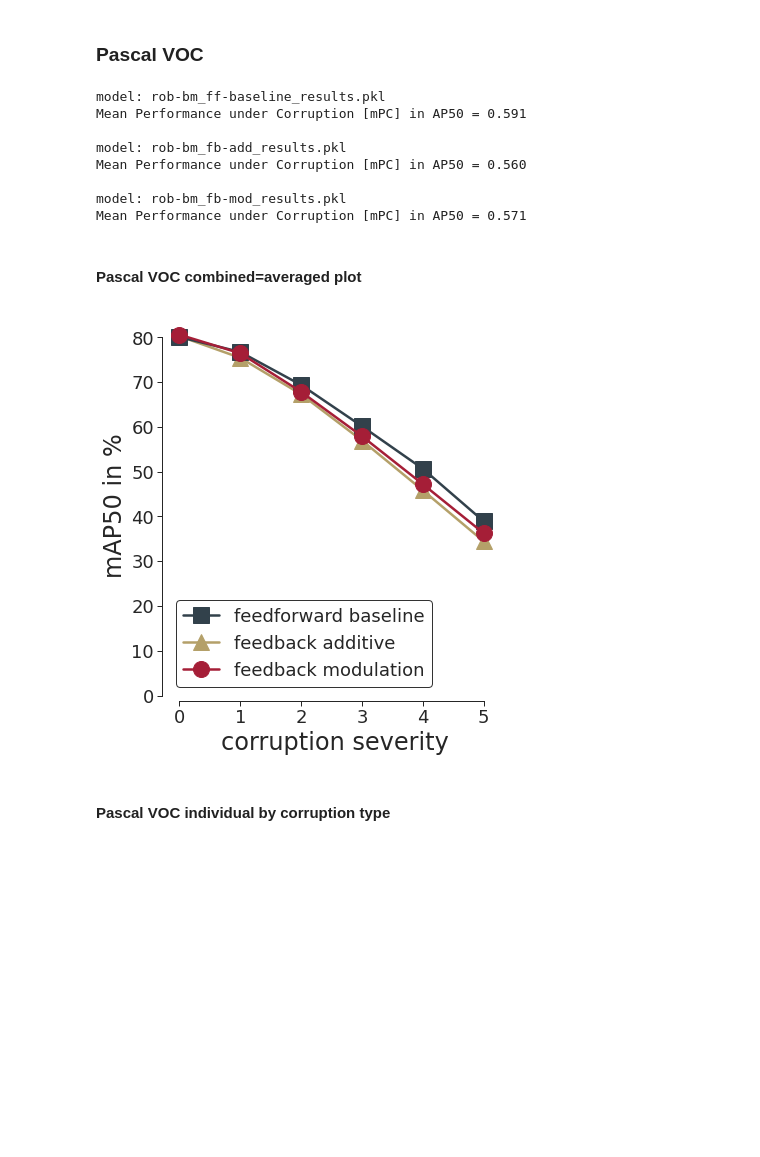
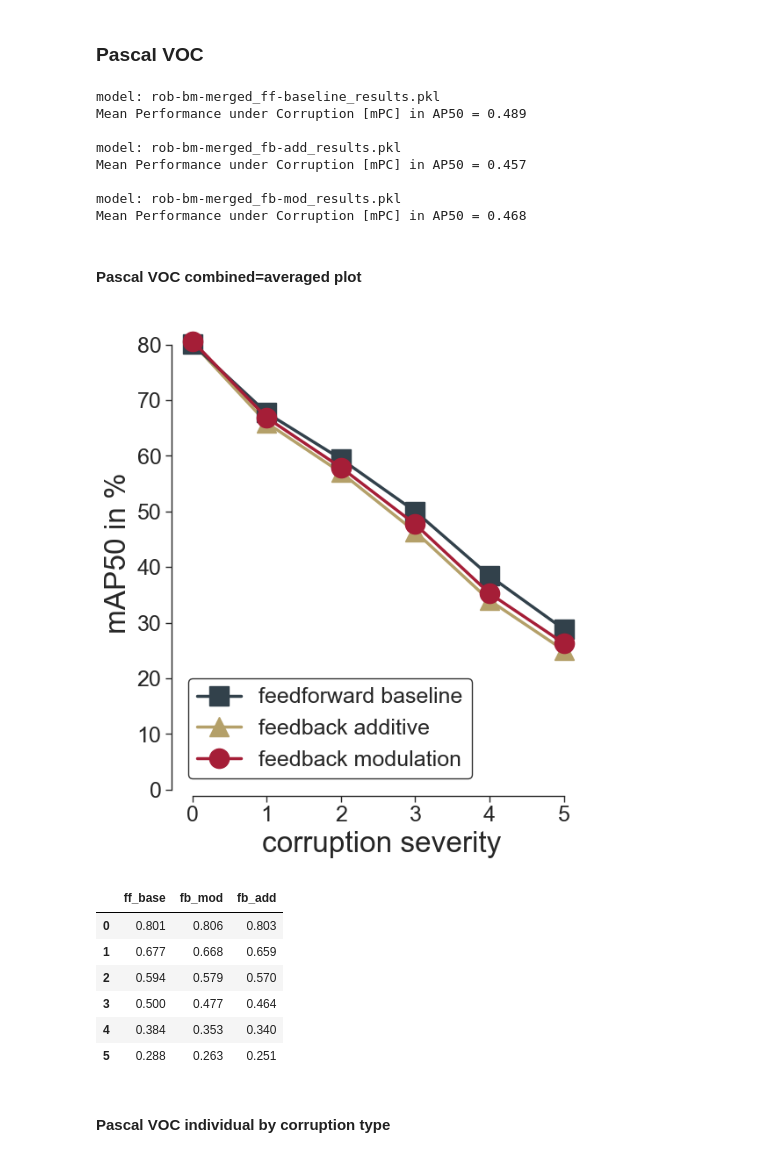
Before and after one commit to LinoLerch/MMdetectionRobustness, a Jupyter notebook: tools/analysis_tools/plot_robBM_results.ipynb, the cells around one changed output. Saved outputs shown, nothing was run; the diff lists cells and outputs as text; code cells hidden in the pictures; blank space fills up the shorter version.

```diff
--- a/tools/analysis_tools/plot_robBM_results.ipynb
+++ b/tools/analysis_tools/plot_robBM_results.ipynb
@@ -83,19 +83,19 @@ def plot_individual_results(data_A, data_B, data_C, plot_name, metric_name,
 # %% [markdown]
 ### Pascal VOC
 # %%
-distortions = get_distortions_from_file(pjoin(result_dir, "rob-bm_ff-baseline_results.pkl"))
-ff_baseline_results = get_results(pjoin(result_dir, "rob-bm_ff-baseline_results.pkl"), dataset='voc')
-fb_add_results = get_results(pjoin(result_dir, "rob-bm_fb-add_results.pkl"), dataset='voc')
-fb_mod_results = get_results(pjoin(result_dir, "rob-bm_fb-mod_results.pkl"), dataset='voc')
+distortions = get_distortions_from_file(pjoin(result_dir, "rob-bm-merged_ff-baseline_results.pkl"))
+ff_baseline_results = get_results(pjoin(result_dir, "rob-bm-merged_ff-baseline_results.pkl"), dataset='voc')
+fb_add_results = get_results(pjoin(result_dir, "rob-bm-merged_fb-add_results.pkl"), dataset='voc')
+fb_mod_results = get_results(pjoin(result_dir, "rob-bm-merged_fb-mod_results.pkl"), dataset='voc')
 # %% [output]
-model: rob-bm_ff-baseline_results.pkl
-Mean Performance under Corruption [mPC] in AP50 = 0.591
+model: rob-bm-merged_ff-baseline_results.pkl
+Mean Performance under Corruption [mPC] in AP50 = 0.489
 
-model: rob-bm_fb-add_results.pkl
-Mean Performance under Corruption [mPC] in AP50 = 0.560
+model: rob-bm-merged_fb-add_results.pkl
+Mean Performance under Corruption [mPC] in AP50 = 0.457
 
-model: rob-bm_fb-mod_results.pkl
-Mean Performance under Corruption [mPC] in AP50 = 0.571
+model: rob-bm-merged_fb-mod_results.pkl
+Mean Performance under Corruption [mPC] in AP50 = 0.468
 # %%
 def set_fontsize_helper(ax, fontsize):
 
@@ -106,8 +106,7 @@ def set_fontsize_helper(ax, fontsize):
 #### Pascal VOC combined=averaged plot
 # %%
 # Number of corruption types
-nr_corr = 15 # benchmark
-nr_corr = 4  # validation (holdout)
+nr_corr = len(distortions) # 15 benchmark, 4 validation (holdout)
 
 fig = plt.figure(figsize = (combined_plot_width, combined_plot_height))
 
@@ -133,9 +132,23 @@ sns.despine(trim=True, offset=5)
 
 plt.show()
 
-fig.savefig(pjoin(figures_dir, 'pascal_corruption_overall.pdf'), bbox_inches='tight')
+fig.savefig(pjoin(figures_dir, 'mPC_overall_benchmark.pdf'), bbox_inches='tight')
 # %% [output]
-[figure, old version]
+[figure, new version]
+# %%
+import pandas as pd
+d = {'ff_base': np.mean(ff_baseline_results[:nr_corr,:],axis=0).reshape(-1),
+    'fb_mod': np.mean(fb_mod_results[:nr_corr,:],axis=0).reshape(-1),
+    'fb_add': np.mean(fb_add_results[:nr_corr,:],axis=0).reshape(-1)}
+pd.DataFrame(data=d, index=range(6)).round(3)
+# %% [output]
+|  | ff_base | fb_mod | fb_add |
+| 0 | 0.801 | 0.806 | 0.803 |
+| 1 | 0.677 | 0.668 | 0.659 |
+| 2 | 0.594 | 0.579 | 0.570 |
+| 3 | 0.500 | 0.477 | 0.464 |
+| 4 | 0.384 | 0.353 | 0.340 |
+| 5 | 0.288 | 0.263 | 0.251 |
 # %% [markdown]
 #### Pascal VOC individual by corruption type
 # %%
```
Also changed, not shown: parts of 2 cells of this notebook, 5 other files.
